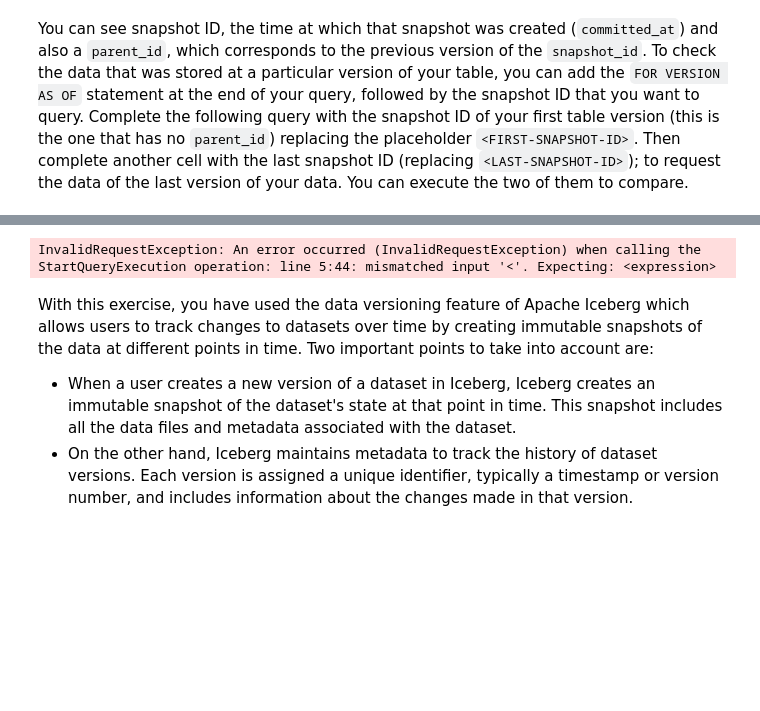
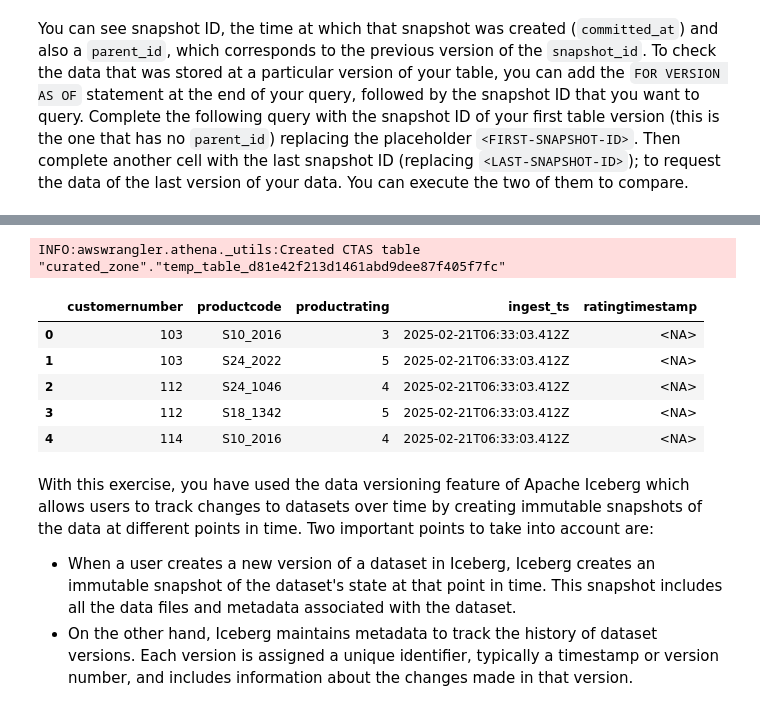
Before and after one commit to DarrelASandbox/playground-db, a Jupyter notebook: data-engineering/deeplearning.ai-data-engineering-professional-certificate/03-data-storage-and-queries/C3-W2-project-2/solution/C3_W2_Assignment_solution.ipynb, the cells around one changed output, grey strips where cells are left out. Drawn from its saved outputs; the diff is of its cells as text; code cells hidden in the pictures; blank space fills up the shorter version.

```diff
--- a/data-engineering/deeplearning.ai-data-engineering-professional-certificate/03-data-storage-and-queries/C3-W2-project-2/solution/C3_W2_Assignment_solution.ipynb
+++ b/data-engineering/deeplearning.ai-data-engineering-professional-certificate/03-data-storage-and-queries/C3-W2-project-2/solution/C3_W2_Assignment_solution.ipynb
@@ -645,9 +657,15 @@ InvalidRequestException: An error occurred (InvalidRequestException) when callin
 # %%
-sql = 'SELECT * FROM ratings FOR VERSION AS OF <LAST-SNAPSHOT-ID>;'
+sql = 'SELECT * FROM ratings FOR VERSION AS OF 3401964870523162990;'
 df = wr.athena.read_sql_query(sql, database=CURATED_DATABASE_NAME, s3_output=f's3://{DATA_LAKE_BUCKET_NAME}/athena_output/')
 df.head()
 # %% [output]
-InvalidRequestException: An error occurred (InvalidRequestException) when calling the StartQueryExecution operation: line 5:44: mismatched input '<'. Expecting: <expression>
+INFO:awswrangler.athena._utils:Created CTAS table "curated_zone"."temp_table_d81e42f213d1461abd9dee87f405f7fc"
+|  | customernumber | productcode | productrating | ingest_ts | ratingtimestamp |
+| 0 | 103 | S10_2016 | 3 | 2025-02-21T06:33:03.412Z | <NA> |
+| 1 | 103 | S24_2022 | 5 | 2025-02-21T06:33:03.412Z | <NA> |
+| 2 | 112 | S24_1046 | 4 | 2025-02-21T06:33:03.412Z | <NA> |
+| 3 | 112 | S18_1342 | 5 | 2025-02-21T06:33:03.412Z | <NA> |
+| 4 | 114 | S10_2016 | 4 | 2025-02-21T06:33:03.412Z | <NA> |
 # %% [markdown]
 With this exercise, you have used the data versioning feature of Apache Iceberg which allows users to track changes to datasets over time by creating immutable snapshots of the data at different points in time. Two important points to take into account are:
 
```
Also changed, not shown: parts of 15 cells of this notebook, 1 other file.
